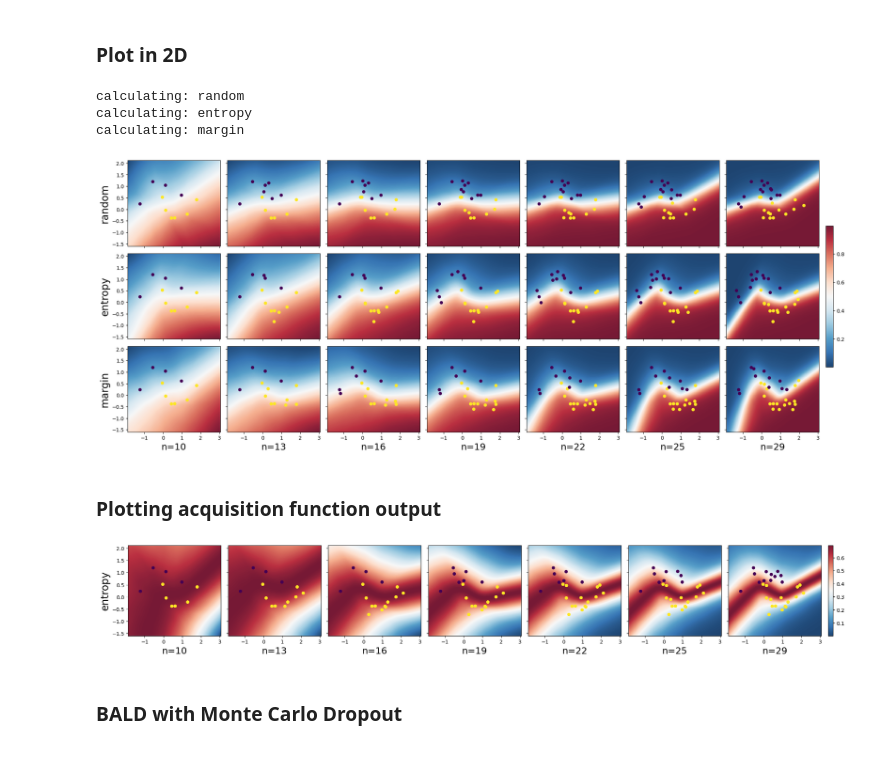
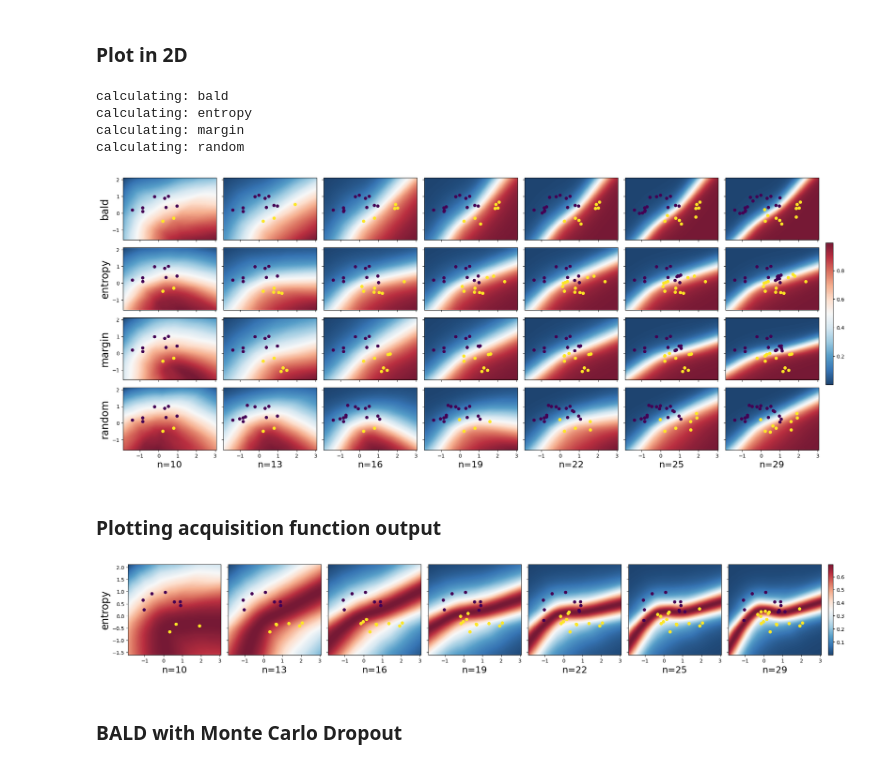
Before and after one commit to MadsBirch/bayesian-active-learning, a Jupyter notebook: notebooks/1.0 - TwoMoonsEDA.ipynb, the cells around one changed output. Cells and saved outputs as stored; diff of their text form; code cells hidden in the pictures.

Commit message:
bald implemented

```diff
--- a/notebooks/1.0 - TwoMoonsEDA.ipynb
+++ b/notebooks/1.0 - TwoMoonsEDA.ipynb
@@ -47,7 +51,7 @@ Using device: cpu
 import torch.optim as optim
 
 moons = make_moons(n_samples=1000, noise = 0.2)
-trainloader, testloader = get_dataloaders(moons, 256, 0.2)
+trainloader, testloader = get_dataloaders(moons, 800, 0.2)
 
 lr = 1e-4
 model = MLP()
@@ -83,7 +87,7 @@ train_set = TwoMoons(moons_data=moons)
 
 model = MLP()
 optimizer = optim.Adam(model.parameters(), lr = 1e-5)
-batch_size = 256
+batch_size = 1
 num_queries = 50
 query_size = 2
 
@@ -128,30 +126,30 @@ NameError: name 'TEST_ACC' is not defined
 moons_data = make_moons(n_samples = 1000, noise = 0.2, random_state=9)
 
 # dataloader and dataset class
-_, testloader = get_dataloaders(moons_data = moons_data, val_split = 0.2, batch_size=256)
+_, testloader = get_dataloaders(moons_data = moons_data, val_split = 0.2, batch_size=1)
 train_set = TwoMoons(moons_data = moons_data)
 
-# model, optimizer nad hyper parameters
+# model, optimizer nad hyper parameters'
 model = MLP()
 
 num_epochs = 100
 batch_size = 256
 
 # list of sampling strategies
-strat_list = ['random', 'entropy', 'margin']#, 'least_conf']
+strat_list = ['bald', 'entropy', 'margin', 'random']
 
 init_pool_size = 10
 init_pool_idx = np.random.randint(0,1000, size = init_pool_size).tolist()
 # %%
-num_queries = 50
-query_size = 2
+num_queries = 30
+query_size = 3
 lr = 1e-4
 
 query_dict = {
-    'margin': {'acc_mean': [], 'acc_se': []},
+    'bald': {'acc_mean': [], 'acc_se': []},
     'random': {'acc_mean': [], 'acc_se': []},
     'entropy': {'acc_mean': [], 'acc_se': []},
-    'least_conf': {'acc_mean': [], 'acc_se': []}
+    'margin': {'acc_mean': [], 'acc_se': []}
 }
 
 ## setup ##
@@ -180,7 +178,7 @@ for s in strat_list:
 
         for query in range(num_queries):
             # quering data points
-            sample_idx = query_the_oracle(model, train_set, device, query_strategy=s, query_size=query_size)
+            sample_idx = query_the_oracle(model, train_set, device, query_strategy=s, query_size=query_size, T = 100, batch_size=batch_size)
             train_set.update_mask(sample_idx)
             labeled_idx = np.where(train_set.unlabeled_mask == 0)[0]
             labeled_loader = DataLoader(train_set, batch_size=batch_size, num_workers=0,
@@ -238,7 +237,7 @@ ITER:  1
 # %% [markdown]
 ### Plot in 2D
 # %%
-lr = 1e-4
+lr = 1e-3
 num_queries = 6
 query_size = 3
 
@@ -275,7 +274,7 @@ for i, strat in enumerate(strat_list):
     for query in range(num_queries):
         # quering data points
 
-        sample_idx = query_the_oracle(model, train_set, device, query_strategy=strat, query_size=query_size)
+        sample_idx = query_the_oracle(model, train_set, device, query_strategy=strat, query_size=query_size, batch_size=batch_size)
         train_set.update_mask(sample_idx)
         labeled_idx = np.where(train_set.unlabeled_mask == 0)[0]
         labeled_idx_list.extend(sample_idx)
@@ -292,35 +291,36 @@ for i, strat in enumerate(strat_list):
         # plot grid and scatter for the rest of the cols.
         X, y, xx, yy, softmax_out = get_softmax_grid(model, moons_data = moons_data)
 
         mesh = axs[i,j+1].pcolormesh(xx, yy, softmax_out, cmap=plt.cm.RdBu_r, alpha = 0.9)
         axs[i,j+1].scatter(X[plot_idx,0], X[plot_idx,1], c = y[plot_idx], s = 30)
         axs[i,j+1].set_xlim(X[:,0].min()-0.5, X[:,0].max()+0.5)
         axs[i,j+1].set_ylim(X[:,1].min()-0.5, X[:,1].max()+0.5)
 
         j = j +1
 
 fig.tight_layout()
 fig.colorbar(mesh, ax=axs.ravel().tolist(), fraction=0.01, pad=0.01)
 
 # set ylabels to strategy
 for i, strat in enumerate(strat_list):
     axs[i,0].set_ylabel(strat, fontsize=20)
     #axs[i,0].set_ylim(X[:,1].min()-0.5, X[:,1].max()+0.5)
 
 # set xlabels to number of sampled data points.
 ns = np.linspace(0, query_size*num_queries+1, num_queries+1)
 
 for i, n in enumerate(ns):
     axs[len(strat_list)-1,i].set_xlabel(f'n={int(10+n)}', fontsize=18)
     #axs[len(strat_list)-1,i].set_xlim(X[:,0].min()-0.5, X[:,0].max()+0.5)
 
 plt.savefig(FIGURE_PATH+'dec_bound_8.png')
 plt.show()
 # %% [output]
-calculating: random
+calculating: bald
 calculating: entropy
 calculating: margin
+calculating: random
-[figure, old version]
+[figure, new version]
 # %% [markdown]
 ### Plotting acquisition function output
 # %%
@@ -395,7 +395,7 @@ for i, n in enumerate(ns):
 plt.savefig(FIGURE_PATH+'dec_bound_10.png')
 plt.show()
 # %% [output]
-[figure, old version]
+[figure, new version]
 # %% [markdown]
 ### BALD with Monte Carlo Dropout
 # %% [markdown]
```
Also changed, not shown: parts of 8 cells of this notebook, 5 other files.
